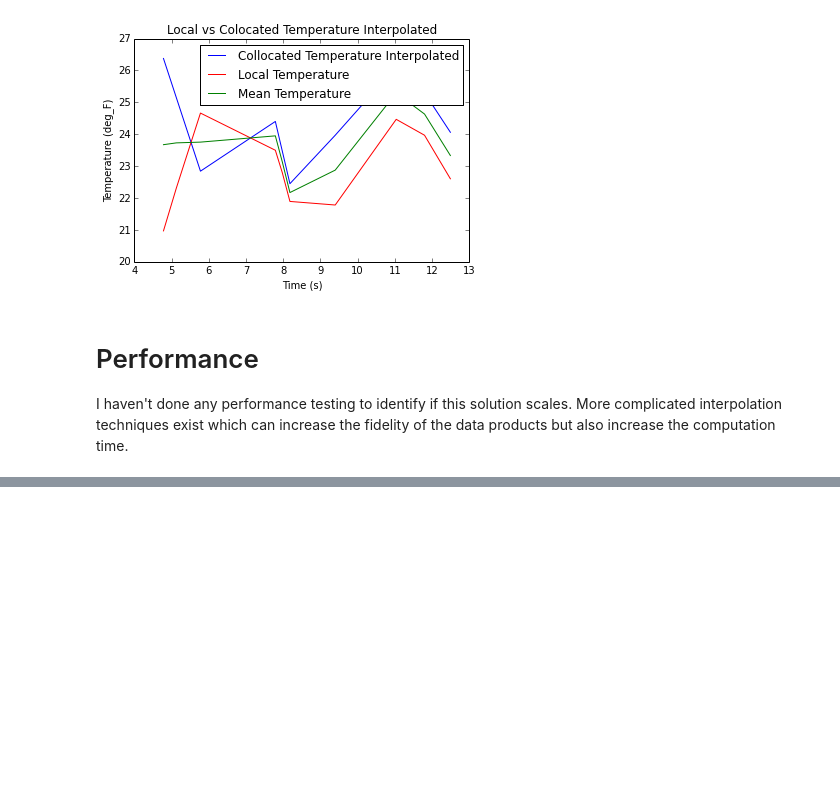
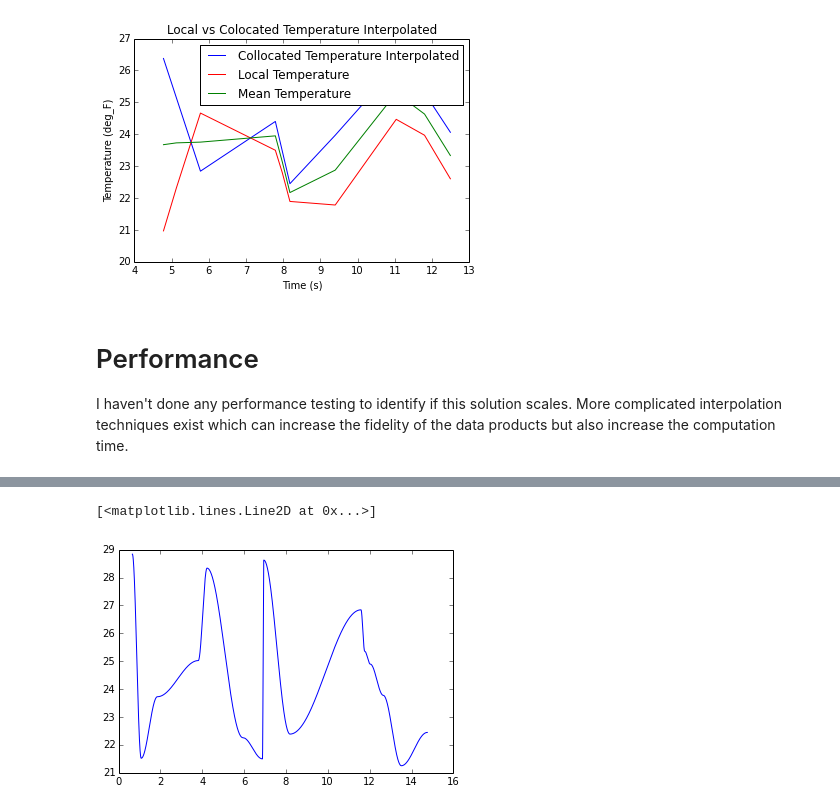
Before and after one commit to lukecampbell/notebooks, a Jupyter notebook: Lerping Functions.ipynb, the cells around one changed output, grey strips where cells are left out. Saved outputs shown, nothing was run; the diff lists cells and outputs as text; code cells hidden in the pictures; blank space fills up the shorter version.

```diff
--- a/Lerping Functions.ipynb
+++ b/Lerping Functions.ipynb
@@ -146,0 +197,11 @@ I haven't done any performance testing to identify if this solution scales. More
+# %%
+x_i = colocated_time
+y_i = colocated_temp
+x = np.linspace(x_i[0], x_i[-1], 20000)
+y = cosine_interp(x_i, y_i, x)
+fig = plt.subplot(111)
+#fig.scatter(x_i, y_i)
+fig.plot(x, y)
+# %% [output]
+[<matplotlib.lines.Line2D at 0x...>]
+[figure, added]
```
Also changed, not shown: parts of 8 cells of this notebook.
